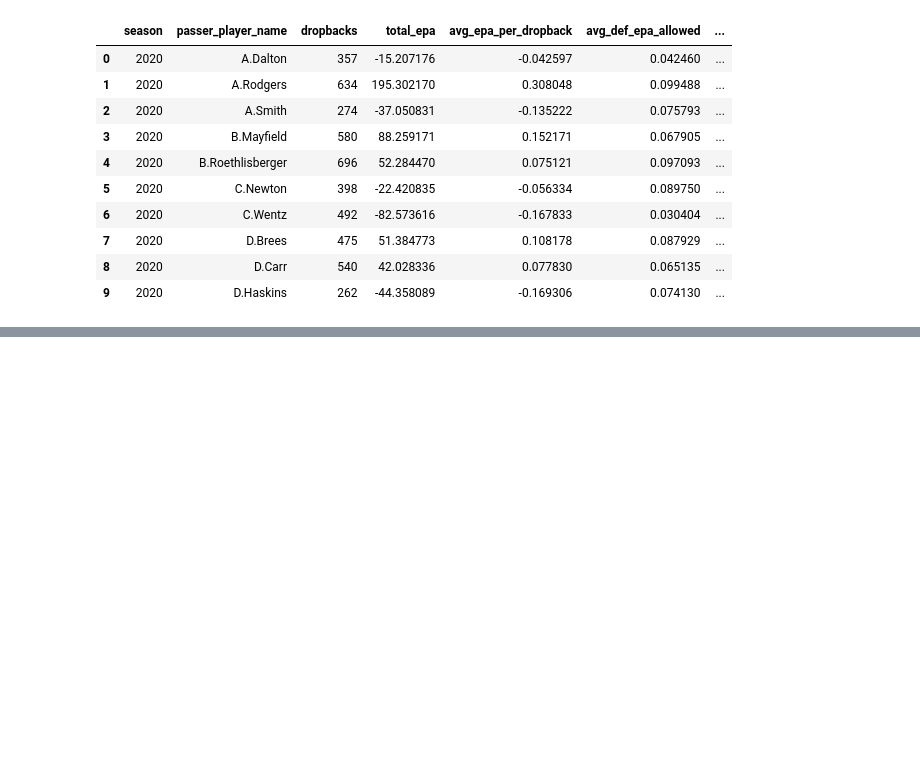
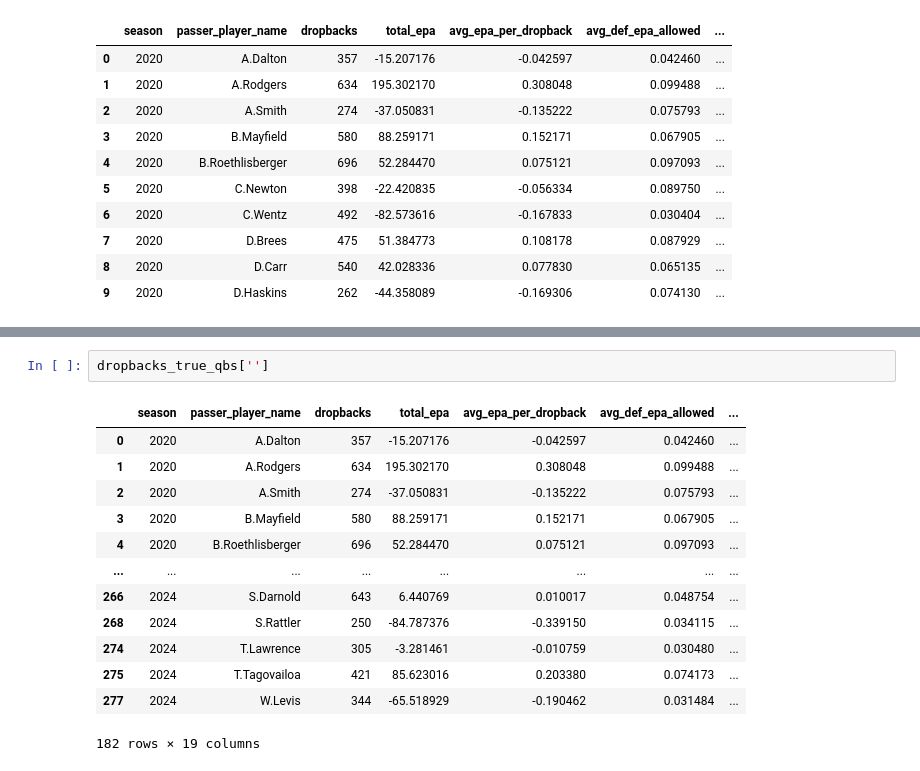
Before and after one commit to Jacobdking99/qb-qualities, a Jupyter notebook: dev.ipynb, the cells around one changed output, grey strips where cells are left out. Drawn from its saved outputs; the diff is of its cells as text; blank space fills up the shorter version.

```diff
--- a/dev.ipynb
+++ b/dev.ipynb
@@ -172,0 +210,16 @@ plt.show()
+# %%
+dropbacks_true_qbs['']
+# %% [output]
+|  | season | passer_player_name | dropbacks | total_epa | avg_epa_per_dropback | avg_def_epa_allowed | ... |
+| 0 | 2020 | A.Dalton | 357 | -15.207176 | -0.042597 | 0.042460 | ... |
+| 1 | 2020 | A.Rodgers | 634 | 195.302170 | 0.308048 | 0.099488 | ... |
+| 2 | 2020 | A.Smith | 274 | -37.050831 | -0.135222 | 0.075793 | ... |
+| 3 | 2020 | B.Mayfield | 580 | 88.259171 | 0.152171 | 0.067905 | ... |
+| 4 | 2020 | B.Roethlisberger | 696 | 52.284470 | 0.075121 | 0.097093 | ... |
+| ... | ... | ... | ... | ... | ... | ... | ... |
+| 266 | 2024 | S.Darnold | 643 | 6.440769 | 0.010017 | 0.048754 | ... |
+| 268 | 2024 | S.Rattler | 250 | -84.787376 | -0.339150 | 0.034115 | ... |
+| 274 | 2024 | T.Lawrence | 305 | -3.281461 | -0.010759 | 0.030480 | ... |
+| 275 | 2024 | T.Tagovailoa | 421 | 85.623016 | 0.203380 | 0.074173 | ... |
+| 277 | 2024 | W.Levis | 344 | -65.518929 | -0.190462 | 0.031484 | ... |
+182 rows × 19 columns
```
Also changed, not shown: parts of 3 cells of this notebook, 8 other files.
